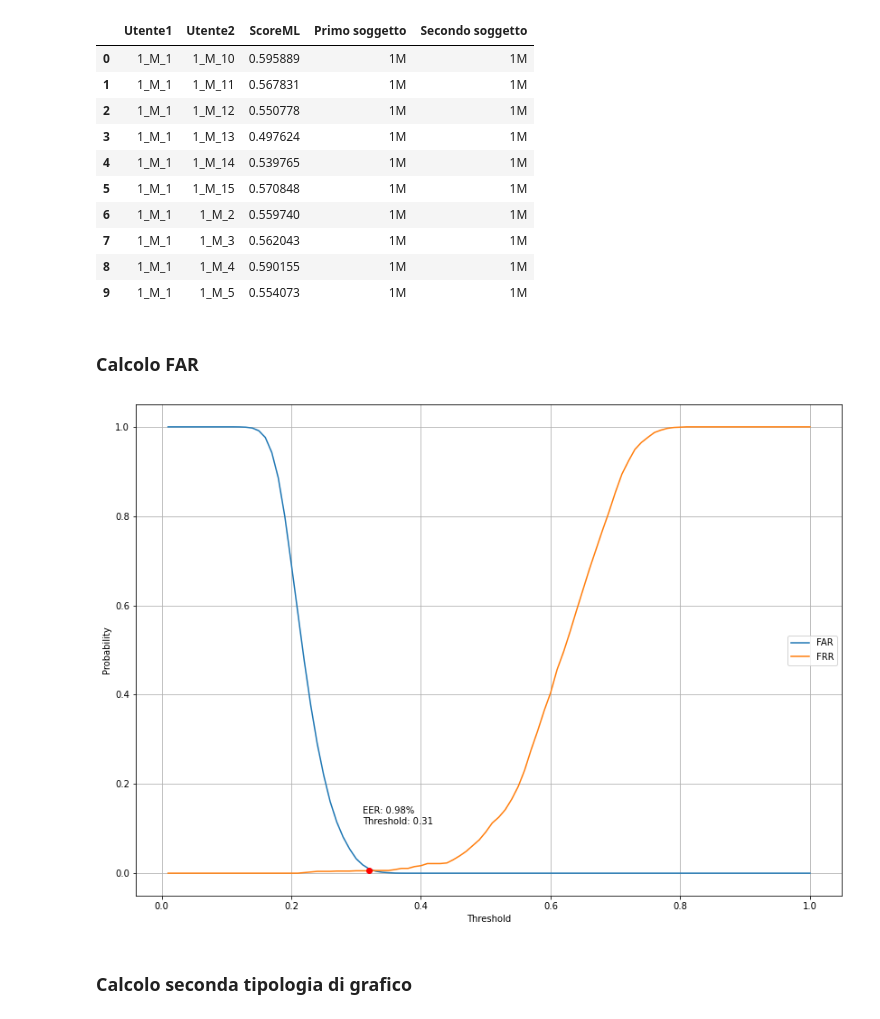
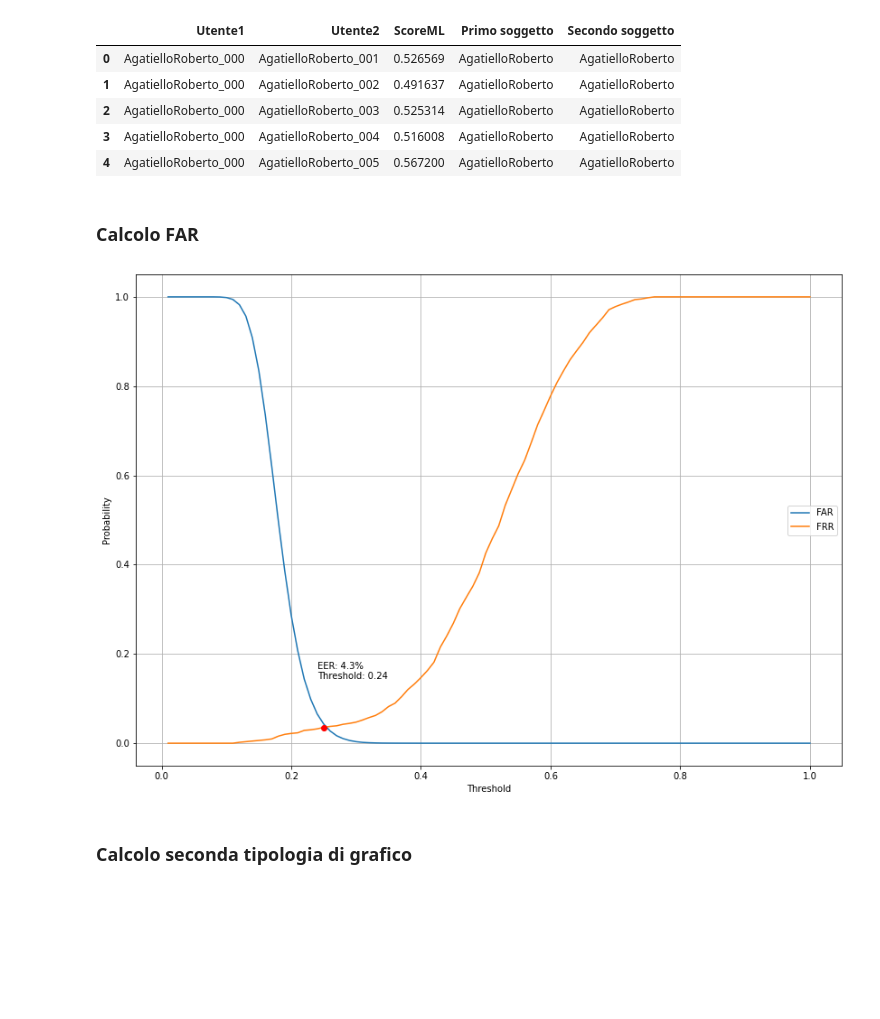
Before and after one commit to Simone-Smaldore/progetto-iqa-sensori, a Jupyter notebook: Utilità python/crea_grafici_FAR_FRR.ipynb, the cells around one changed output. Cells and saved outputs as stored; diff of their text form; code cells hidden in the pictures; blank space fills up the shorter version.

```diff
--- a/Utilità python/crea_grafici_FAR_FRR.ipynb
+++ b/Utilità python/crea_grafici_FAR_FRR.ipynb
@@ -4,16 +4,16 @@ from tqdm import tqdm
 from matplotlib import pyplot as plt
 import numpy as np
 # %%
-#PATH_FILE_SCORE = './scoreFiltratiCsv.csv'
-PATH_FILE_SCORE = './scoreCsv.csv'
+PATH_FILE_SCORE = './scoreFiltratiFinaliCsv.csv'
+# PATH_FILE_SCORE = './scoreCsvDatasetFinale.csv'
 
 scores = pd.read_csv(PATH_FILE_SCORE)
 # %%
 def calcola_id_soggetto_da_utente(u):
-    return f'{u.split("_")[0]}{u.split("_")[1]}'
+    return u.split("_")[0]
 
 def calcola_num_acquisizione_da_utente(u):
-    return u.split('_')[-1]
+    return int(u.split("_")[1])
 # %%
 scores['Primo soggetto'] = scores['Utente1'].apply(lambda u: calcola_id_soggetto_da_utente(u))
 scores['Secondo soggetto'] = scores['Utente2'].apply(lambda u: calcola_id_soggetto_da_utente(u))
@@ -20,17 +40,12 @@ scores['Secondo soggetto'] = scores['Utente2'].apply(lambda u: calcola_id_sogget
 # %%
-scores.head(10)
+scores.head()
 # %% [output]
 |  | Utente1 | Utente2 | ScoreML | Primo soggetto | Secondo soggetto |
-| 0 | 1_M_1 | 1_M_10 | 0.595889 | 1M | 1M |
-| 1 | 1_M_1 | 1_M_11 | 0.567831 | 1M | 1M |
-| 2 | 1_M_1 | 1_M_12 | 0.550778 | 1M | 1M |
-| 3 | 1_M_1 | 1_M_13 | 0.497624 | 1M | 1M |
-| 4 | 1_M_1 | 1_M_14 | 0.539765 | 1M | 1M |
-| 5 | 1_M_1 | 1_M_15 | 0.570848 | 1M | 1M |
-| 6 | 1_M_1 | 1_M_2 | 0.559740 | 1M | 1M |
-| 7 | 1_M_1 | 1_M_3 | 0.562043 | 1M | 1M |
-| 8 | 1_M_1 | 1_M_4 | 0.590155 | 1M | 1M |
-| 9 | 1_M_1 | 1_M_5 | 0.554073 | 1M | 1M |
+| 0 | AgatielloRoberto_000 | AgatielloRoberto_001 | 0.526569 | AgatielloRoberto | AgatielloRoberto |
+| 1 | AgatielloRoberto_000 | AgatielloRoberto_002 | 0.491637 | AgatielloRoberto | AgatielloRoberto |
+| 2 | AgatielloRoberto_000 | AgatielloRoberto_003 | 0.525314 | AgatielloRoberto | AgatielloRoberto |
+| 3 | AgatielloRoberto_000 | AgatielloRoberto_004 | 0.516008 | AgatielloRoberto | AgatielloRoberto |
+| 4 | AgatielloRoberto_000 | AgatielloRoberto_005 | 0.567200 | AgatielloRoberto | AgatielloRoberto |
 # %% [markdown]
 ### Calcolo FAR
 # %%
@@ -77,7 +92,7 @@ plt.text(index_eer/100, EER_perc/100 + 0.1, f'EER: {EER_perc}%\nThreshold: {inde
 
 plt.show()
 # %% [output]
-[figure, old version]
+[figure, new version]
 # %% [markdown]
 ### Calcolo seconda tipologia di grafico
 # %%
```
Also changed, not shown: parts of 4 cells of this notebook, 12 other files.
